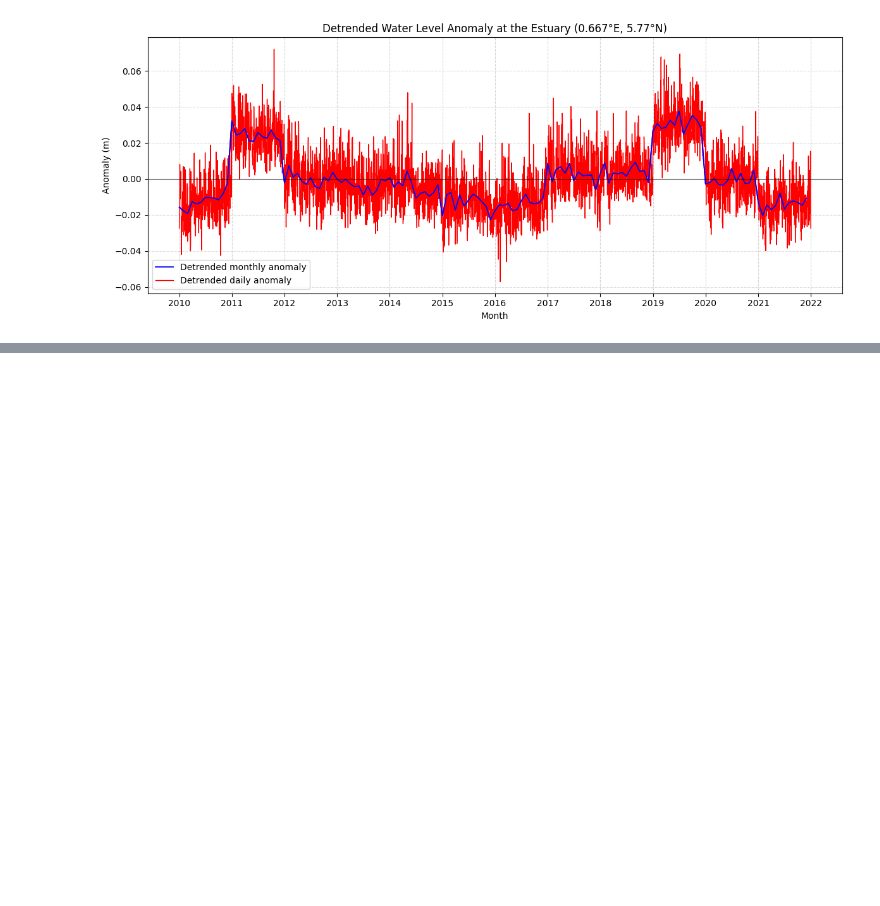
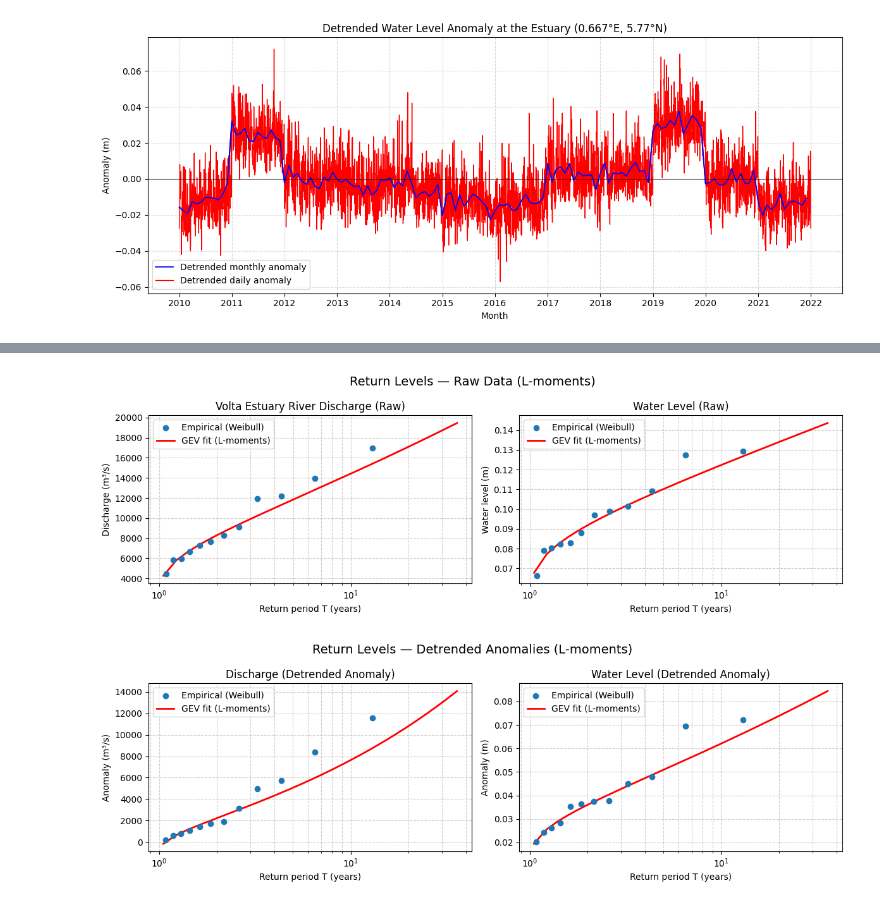
Before and after one commit to AlessandraGolini/SoC_master_thesis, a Jupyter notebook: script/keta_analysis.ipynb, the cells around one changed output, grey strips where cells are left out. Saved outputs shown, nothing was run; the diff lists cells and outputs as text; code cells hidden in the pictures; blank space fills up the shorter version.

```diff
--- a/script/keta_analysis.ipynb
+++ b/script/keta_analysis.ipynb
@@ -1719,0 +1929,76 @@ plt.show()
+# %%
+# Fit with L-moments (PWM) instead of MLE (much more stable on short samples)
+from lmoments3 import distr as lmd
+
+# 1) Take annual maxima from the daily series
+def annual_max(series):
+    """Return annual maxima (one value per year)."""
+    return series.resample("A-DEC").max().dropna()
+
+# 2) Fit a GEV distribution to those maxima, parameters estimated by L-moments
+def fit_gev_lmom(am_series):
+    """Fit GEV distribution to annual maxima using L-moments (PWM)."""
+    return lmd.gev.lmom_fit(am_series.values)
+
+# 3) Compute return levels for a range of return periods T
+def return_level_curve_lmom(params, T):
+    """Compute return levels for given return periods T from L-moments fit."""
+    q = 1 - 1/np.array(T, float)
+    c, loc, scale = params["c"], params["loc"], params["scale"]
+    return lmd.gev.ppf(q, c, loc=loc, scale=scale)
+
+# 4) Plot empirical points (from Weibull plotting position) + fitted GEV curve.
+def ax_return_levels(ax, am_series, title, ylabel, factor=3):
+    """
+    Plot a return level curve on a given matplotlib axis (ax) using L-moments.
+    - factor: maximum multiple of record length for Tmax (to avoid extreme extrapolation)
+    """
+    n = len(am_series)
+    Tmax = n * factor
+    params = fit_gev_lmom(am_series)
+
+    # Empirical return periods (Weibull plotting position)
+    x = np.sort(am_series.values)[::-1]
+    m = np.arange(1, n+1)
+    T_emp = (n+1) / m
+
+    # Theoretical GEV return level curve (limited to Tmax)
+    T_theo = np.linspace(1.05, Tmax, 200)
+    RL_theo = return_level_curve_lmom(params, T_theo)
+
+    # Plot
+    ax.scatter(T_emp, x, label="Empirical (Weibull)", zorder=3)
+    ax.plot(T_theo, RL_theo, "r-", lw=2, label="GEV fit (L-moments)")
+
+    ax.set_xscale("log")
+    ax.set_xlabel("Return period T (years)")
+    ax.set_ylabel(ylabel)
+    ax.set_title(title)
+    ax.grid(True, which="both", ls="--", alpha=0.6)
+    ax.legend()
+
+# --- Example usage ---
+
+AM_RD   = annual_max(alignedQW["RD"])
+AM_WL   = annual_max(alignedQW["WL"])
+AM_RDda = annual_max(alignedQW_da["RDda"])
+AM_WLda = annual_max(alignedQW_da["WLda"])
+
+# Figure 1: Raw
+fig, axes = plt.subplots(1, 2, figsize=(12, 4))
+ax_return_levels(axes[0], AM_RD, "Volta Estuary River Discharge (Raw)", "Discharge (m³/s)")
+ax_return_levels(axes[1], AM_WL, "Water Level (Raw)", "Water level (m)")
+fig.suptitle("Return Levels — Raw Data (L-moments)", fontsize=14)
+plt.tight_layout()
+plt.show()
+
+# Figure 2: Anomalies
+fig, axes = plt.subplots(1, 2, figsize=(12, 4))
+ax_return_levels(axes[0], AM_RDda, "Discharge (Detrended Anomaly)", "Anomaly (m³/s)")
+ax_return_levels(axes[1], AM_WLda, "Water Level (Detrended Anomaly)", "Anomaly (m)")
+fig.suptitle("Return Levels — Detrended Anomalies (L-moments)", fontsize=14)
+plt.tight_layout()
+plt.show()
+# %% [output]
+[figure, added]
+[figure, added]
```
Also changed, not shown: parts of 28 cells of this notebook, 8 other files.
